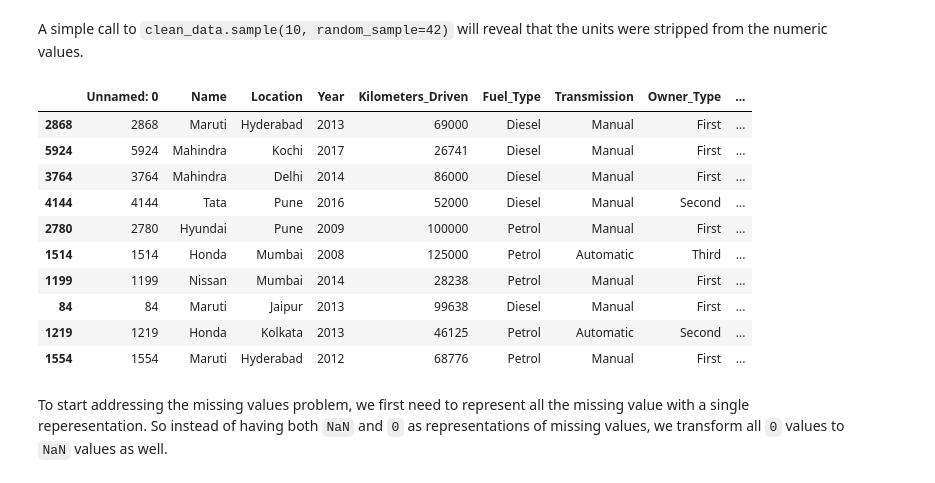
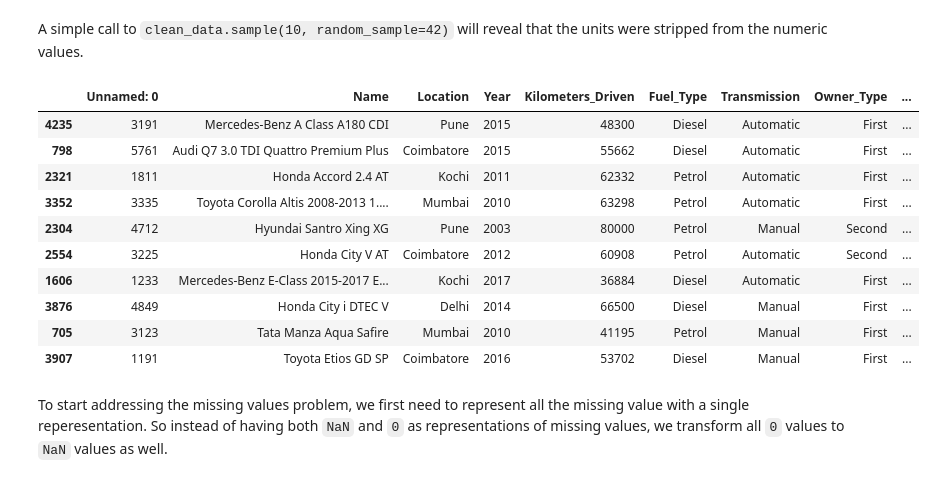
Before and after one commit to Mostafa-Samir/How-Machine-Learning-Works, a Jupyter notebook: Part 2/Chapter 7.ipynb, the cells around one changed output. Saved outputs shown, nothing was run; the diff lists cells and outputs as text; code cells hidden in the pictures.

```diff
--- a/Part 2/Chapter 7.ipynb
+++ b/Part 2/Chapter 7.ipynb
@@ -195,7 +195,9 @@ We start building a solution to the used cars price prediction problem by taking
 # %%
 import pandas as pd
 
-data = pd.read_csv("../datasets/used-cars.csv")
-data.sample(10, random_state=42)
+train_data = pd.read_csv("../datasets/used-cars-train.csv")
+test_data = pd.read_csv("../datasets/used-cars-test.csv")
+
+train_data.sample(10, random_state=42)
 # %% [output]
 |  | Unnamed: 0 | Name | Location | Year | Kilometers_Driven | Fuel_Type | Transmission | Owner_Type | ... |
@@ -220,8 +222,6 @@ Our data sample shows two problems that needs to be fixed before we can move for
 We start first by stripping the units from the numeric values and casting the remaining string into floats. This can be simply done using the `apply` method which applies a given function on all the elements of a `DataFrame`/`Series` and returns the result in a new `DataFrame`/`Series`.
 # %%
 import numpy as np
-
-clean_data = data.copy(deep=True)
 
 def strip_units(str_value):
 
@@ -236,32 +236,34 @@ def strip_units(str_value):
 
     return float_value
 
-def brand_name(s):
-    tockenized_name = s.split()
-    brand_name = tockenized_name[0]
 
-    return brand_name
+def clean_dataframe(df):
 
+    clean_data = df.copy(deep=True)
 
-clean_data.loc[:, 'Name'] = data.loc[:, 'Name'].apply(brand_name)
-clean_data.loc[:, 'Mileage'] = data.loc[:, 'Mileage'].apply(strip_units)
-clean_data.loc[:, 'Engine'] = data.loc[:, 'Engine'].apply(strip_units)
-clean_data.loc[:, 'Power'] = data.loc[:, 'Power'].apply(strip_units)
+    clean_data.loc[:, 'Mileage'] = df.loc[:, 'Mileage'].apply(strip_units)
+    clean_data.loc[:, 'Engine'] = df.loc[:, 'Engine'].apply(strip_units)
+    clean_data.loc[:, 'Power'] = df.loc[:, 'Power'].apply(strip_units)
+
+    return clean_data
+
+train_data_clean = clean_dataframe(train_data)
+test_data_clean = clean_dataframe(test_data)
 # %% [markdown]
 A simple call to `clean_data.sample(10, random_sample=42)` will reveal that the units were stripped from the numeric values.
 # %%
-clean_data.sample(10, random_state=42)
+train_data_clean.sample(10, random_state=42)
 # %% [output]
 |  | Unnamed: 0 | Name | Location | Year | Kilometers_Driven | Fuel_Type | Transmission | Owner_Type | ... |
-| 2868 | 2868 | Maruti | Hyderabad | 2013 | 69000 | Diesel | Manual | First | ... |
-| 5924 | 5924 | Mahindra | Kochi | 2017 | 26741 | Diesel | Manual | First | ... |
-| 3764 | 3764 | Mahindra | Delhi | 2014 | 86000 | Diesel | Manual | First | ... |
-| 4144 | 4144 | Tata | Pune | 2016 | 52000 | Diesel | Manual | Second | ... |
-| 2780 | 2780 | Hyundai | Pune | 2009 | 100000 | Petrol | Manual | First | ... |
-| 1514 | 1514 | Honda | Mumbai | 2008 | 125000 | Petrol | Automatic | Third | ... |
-| 1199 | 1199 | Nissan | Mumbai | 2014 | 28238 | Petrol | Manual | First | ... |
-| 84 | 84 | Maruti | Jaipur | 2013 | 99638 | Diesel | Manual | First | ... |
-| 1219 | 1219 | Honda | Kolkata | 2013 | 46125 | Petrol | Automatic | Second | ... |
-| 1554 | 1554 | Maruti | Hyderabad | 2012 | 68776 | Petrol | Manual | First | ... |
+| 4235 | 3191 | Mercedes-Benz A Class A180 CDI | Pune | 2015 | 48300 | Diesel | Automatic | First | ... |
+| 798 | 5761 | Audi Q7 3.0 TDI Quattro Premium Plus | Coimbatore | 2015 | 55662 | Diesel | Automatic | First | ... |
+| 2321 | 1811 | Honda Accord 2.4 AT | Kochi | 2011 | 62332 | Petrol | Automatic | First | ... |
+| 3352 | 3335 | Toyota Corolla Altis 2008-2013 1.... | Mumbai | 2010 | 63298 | Petrol | Automatic | First | ... |
+| 2304 | 4712 | Hyundai Santro Xing XG | Pune | 2003 | 80000 | Petrol | Manual | Second | ... |
+| 2554 | 3225 | Honda City V AT | Coimbatore | 2012 | 60908 | Petrol | Automatic | Second | ... |
+| 1606 | 1233 | Mercedes-Benz E-Class 2015-2017 E... | Kochi | 2017 | 36884 | Diesel | Automatic | First | ... |
+| 3876 | 4849 | Honda City i DTEC V | Delhi | 2014 | 66500 | Diesel | Manual | First | ... |
+| 705 | 3123 | Tata Manza Aqua Safire | Mumbai | 2010 | 41195 | Petrol | Manual | First | ... |
+| 3907 | 1191 | Toyota Etios GD SP | Coimbatore | 2016 | 53702 | Diesel | Manual | First | ... |
 # %% [markdown]
 To start addressing the missing values problem, we first need to represent all the missing value with a single reperesentation. So instead of having both `NaN` and `0` as representations of missing values, we transform all `0` values to `NaN` values as well.
```
Also changed, not shown: parts of 65 cells of this notebook, 3 other files.
